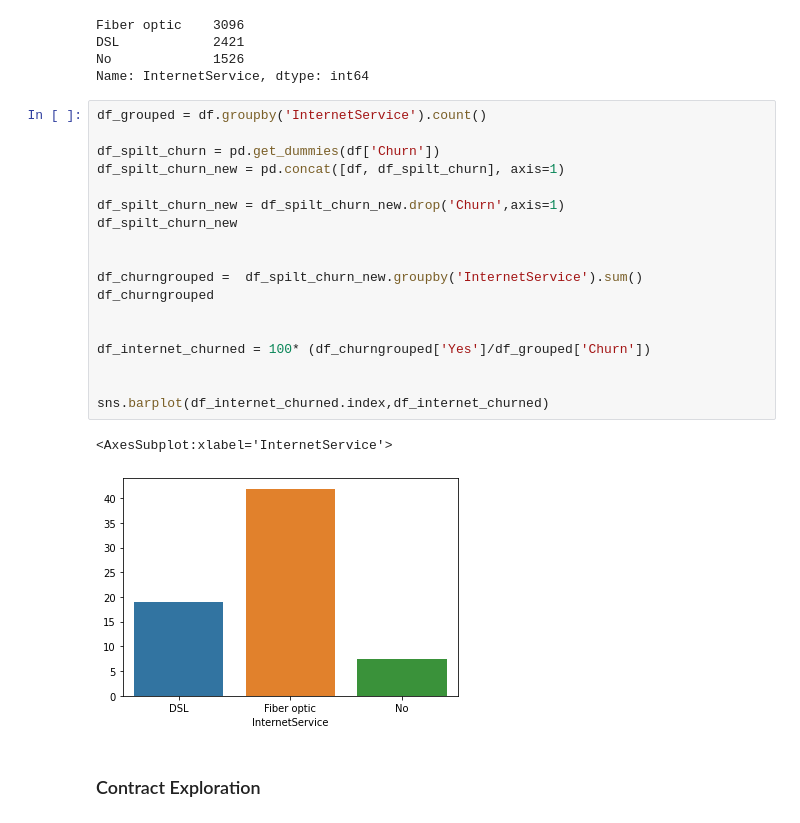
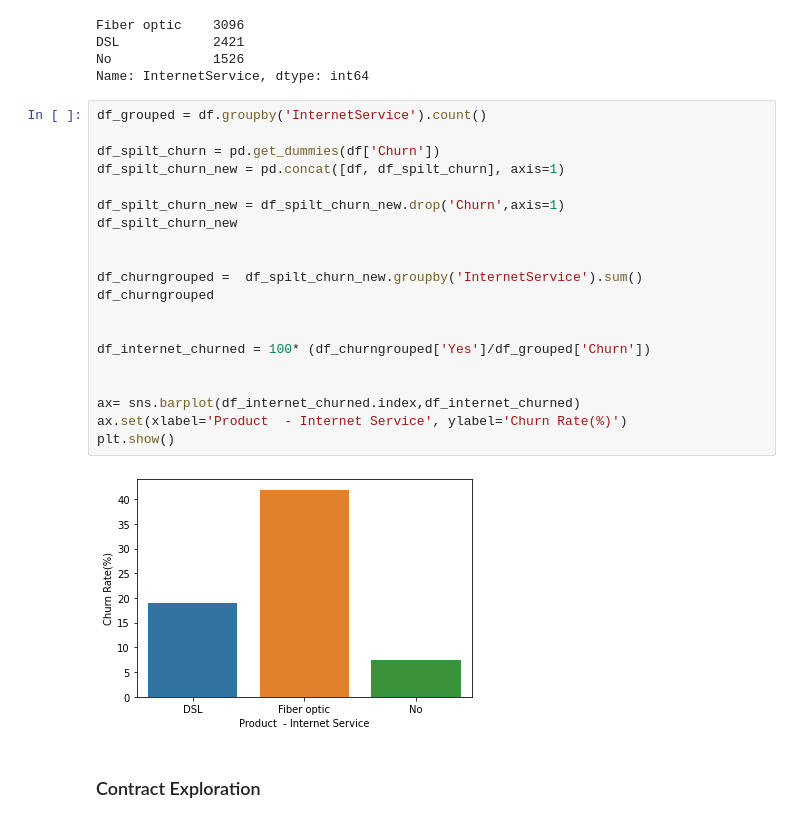
Before and after one commit to ruwzeta/1009-Final-assignment, a Jupyter notebook: Final Assignment.ipynb, the cells around one changed output. Cells and saved outputs as stored; diff of their text form.

```diff
--- a/Final Assignment.ipynb
+++ b/Final Assignment.ipynb
@@ -214,24 +214,25 @@ Name: InternetService, dtype: int64
 # %%
 df_grouped = df.groupby('InternetService').count()
 
 df_spilt_churn = pd.get_dummies(df['Churn'])
 df_spilt_churn_new = pd.concat([df, df_spilt_churn], axis=1)
 
 df_spilt_churn_new = df_spilt_churn_new.drop('Churn',axis=1)
 df_spilt_churn_new
 
 
 df_churngrouped =  df_spilt_churn_new.groupby('InternetService').sum()
 df_churngrouped
 
 
 df_internet_churned = 100* (df_churngrouped['Yes']/df_grouped['Churn'])
 
 
-sns.barplot(df_internet_churned.index,df_internet_churned)
+ax= sns.barplot(df_internet_churned.index,df_internet_churned)
+ax.set(xlabel='Product  - Internet Service', ylabel='Churn Rate(%)')
+plt.show()
 # %% [output]
-<AxesSubplot:xlabel='InternetService'>
-[figure, old version]
+[figure, new version]
 # %% [markdown]
 ### Contract Exploration
 # %%
```
Also changed, not shown: parts of 4 cells of this notebook, 4 other files.
